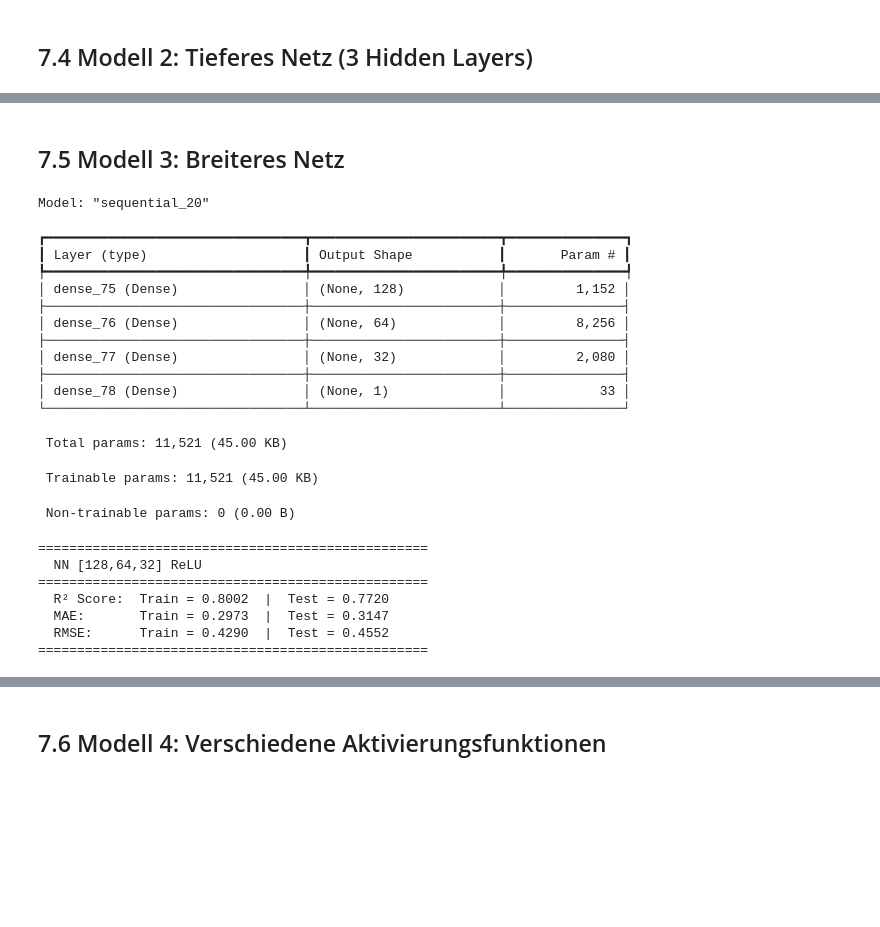
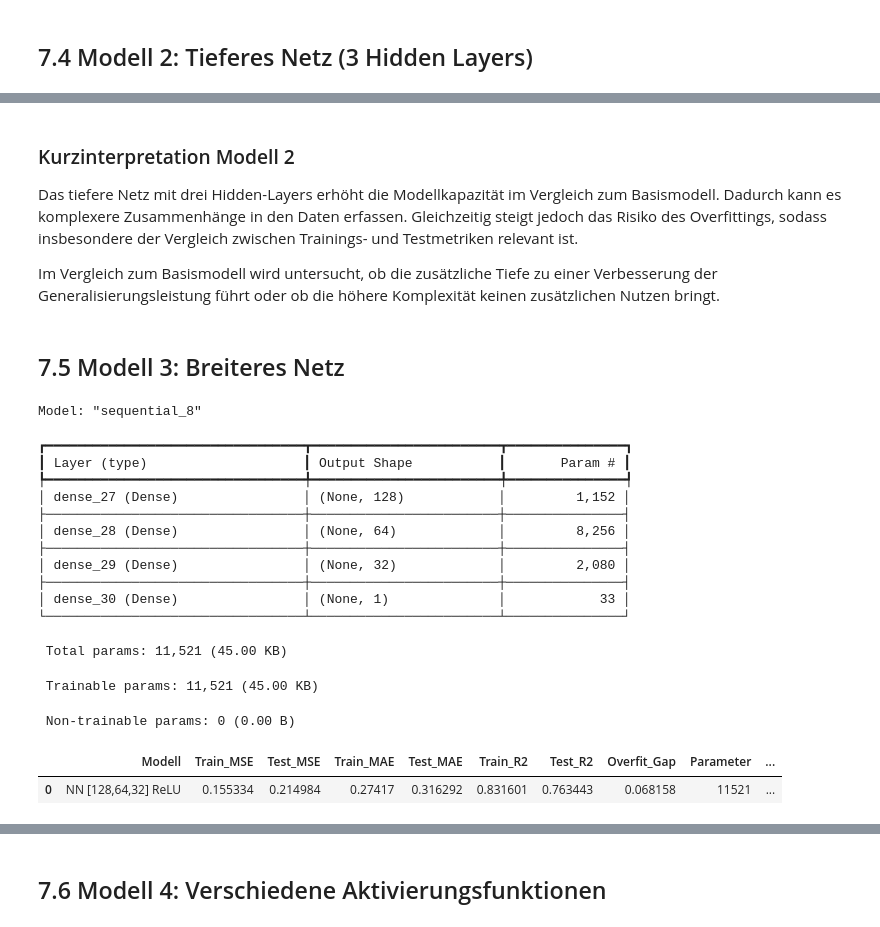
Before and after one commit to FlorianAdamczyk/ki-308, a Jupyter notebook: notebooks/05_Neural_Network_Kolja.ipynb, the cells around one changed output, grey strips where cells are left out. Saved outputs shown, nothing was run; the diff lists cells and outputs as text; code cells hidden in the pictures; blank space fills up the shorter version.

```diff
--- a/notebooks/05_Neural_Network_Kolja.ipynb
+++ b/notebooks/05_Neural_Network_Kolja.ipynb
@@ -729,30 +842,55 @@ Model: "sequential_19"
+# %% [markdown]
+### Kurzinterpretation Modell 2
+
+Das tiefere Netz mit drei Hidden-Layers erhöht die Modellkapazität im Vergleich
+zum Basismodell. Dadurch kann es komplexere Zusammenhänge in den Daten erfassen.
+Gleichzeitig steigt jedoch das Risiko des Overfittings, sodass insbesondere der
+Vergleich zwischen Trainings- und Testmetriken relevant ist.
+
+Im Vergleich zum Basismodell wird untersucht, ob die zusätzliche Tiefe zu einer
+Verbesserung der Generalisierungsleistung führt oder ob die höhere Komplexität
+keinen zusätzlichen Nutzen bringt.
 # %% [markdown]
 ## 7.5 Modell 3: Breiteres Netz
 # %%
-model_3 = build_model([128, 64, 32], activation='relu', learning_rate=0.001)
+model_3 = build_model_baseline([128, 64, 32], activation='relu', learning_rate=0.001)
 model_3.summary()
 
-history_3, result_3 = train_and_evaluate(model_3, "NN [128,64,32] ReLU", epochs=200)
+history_3, result_3 = train_and_evaluate_baseline(
+    model_3,
+    "NN [128,64,32] ReLU",
+    X_train,
+    y_train,
+    X_test,
+    y_test,
+    epochs=300
+)
+history_3, result_3 = train_and_evaluate_baseline(
+    model_3,
+    "NN [128,64,32] ReLU",
+    X_train,
+    y_train,
+    X_test,
+    y_test,
+    epochs=300
+)
+model_3_results_df = pd.DataFrame([result_3])
+model_3_results_df
 # %% [output]
-Model: "sequential_20"
+Model: "sequential_8"
 ┏━━━━━━━━━━━━━━━━━━━━━━━━━━━━━━━━━┳━━━━━━━━━━━━━━━━━━━━━━━━┳━━━━━━━━━━━━━━━┓
 ┃ Layer (type)                    ┃ Output Shape           ┃       Param # ┃
 ┡━━━━━━━━━━━━━━━━━━━━━━━━━━━━━━━━━╇━━━━━━━━━━━━━━━━━━━━━━━━╇━━━━━━━━━━━━━━━┩
-│ dense_75 (Dense)                │ (None, 128)            │         1,152 │
+│ dense_27 (Dense)                │ (None, 128)            │         1,152 │
 ├─────────────────────────────────┼────────────────────────┼───────────────┤
-│ dense_76 (Dense)                │ (None, 64)             │         8,256 │
+│ dense_28 (Dense)                │ (None, 64)             │         8,256 │
 ├─────────────────────────────────┼────────────────────────┼───────────────┤
-│ dense_77 (Dense)                │ (None, 32)             │         2,080 │
+│ dense_29 (Dense)                │ (None, 32)             │         2,080 │
 ├─────────────────────────────────┼────────────────────────┼───────────────┤
-│ dense_78 (Dense)                │ (None, 1)              │            33 │
+│ dense_30 (Dense)                │ (None, 1)              │            33 │
 └─────────────────────────────────┴────────────────────────┴───────────────┘
  Total params: 11,521 (45.00 KB)
  Trainable params: 11,521 (45.00 KB)
  Non-trainable params: 0 (0.00 B)
-==================================================
-  NN [128,64,32] ReLU
-==================================================
-  R² Score:  Train = 0.8002  |  Test = 0.7720
-  MAE:       Train = 0.2973  |  Test = 0.3147
-  RMSE:      Train = 0.4290  |  Test = 0.4552
-==================================================
+|  | Modell | Train_MSE | Test_MSE | Train_MAE | Test_MAE | Train_R2 | Test_R2 | Overfit_Gap | Parameter | ... |
+| 0 | NN [128,64,32] ReLU | 0.155334 | 0.214984 | 0.27417 | 0.316292 | 0.831601 | 0.763443 | 0.068158 | 11521 | ... |
```
Also changed, not shown: parts of 23 cells of this notebook, 2 other files.
